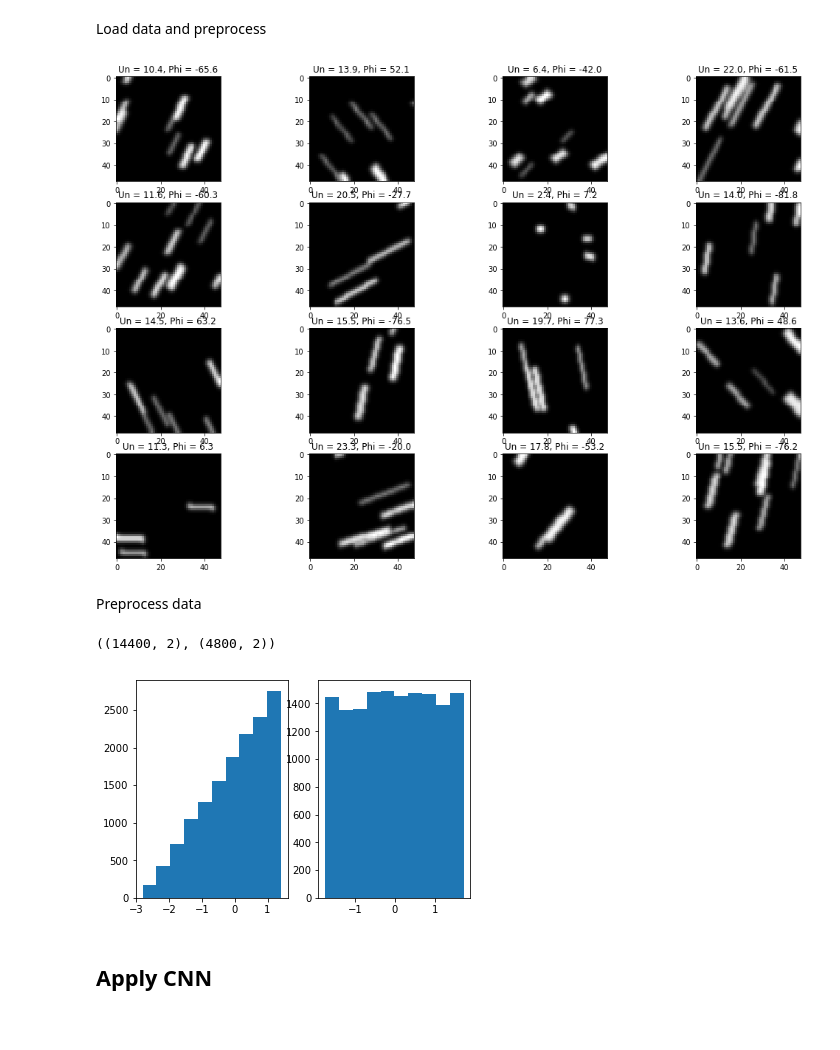
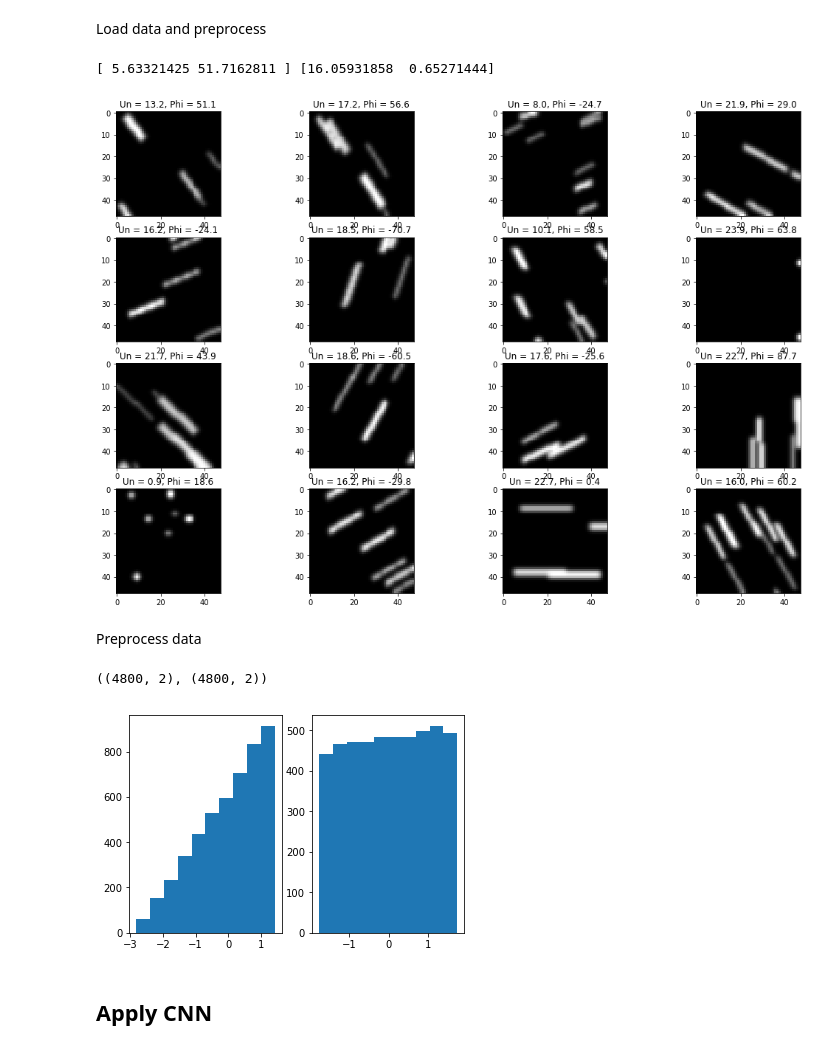
Before and after one commit to agrayver/streakcnn, a Jupyter notebook: test_CNN_pytorch.ipynb, the cells around one changed output. Saved outputs shown, nothing was run; the diff lists cells and outputs as text; code cells hidden in the pictures.

Commit message:
Make  training and testing consistent.

```diff
--- a/test_CNN_pytorch.ipynb
+++ b/test_CNN_pytorch.ipynb
@@ -26,8 +27,10 @@ Load trained networks into pytorch CNN acrhitecture. Note, the architecture that
 # %%
 from CNN_architectures import StreaksCNN
 
+file_net = 'test'
+
 net = StreaksCNN(winSz = 48, filtSz = 5, convPad = 2)
-net.load_state_dict(torch.load('networks/test.pytorch'))
+net.load_state_dict(torch.load('networks/%s.pytorch' % file_net))
 net.to(device)
 net.eval()
 # %% [output]
@@ -51,35 +54,43 @@ StreaksCNN(
 # %% [markdown]
 Load data and preprocess
 # %%
-h5f = h5py.File('data/train_val_sets.h5','r')
+h5f = h5py.File(('networks/%s_data.h5' % file_net), 'r')
 
-testImages = np.array(h5f['images'], dtype = np.float32)
-Un = h5f['Un']
-Phi = h5f['Phi']
+testImages = np.array(h5f['validationImages'], dtype = np.float32)
+testData = np.array(h5f['validationData'], dtype = np.float32)
+scale = np.array(h5f['scale'])
+mean = np.array(h5f['mean'])
 windowSize = h5f['windowSize']
+h5f.close()
 
-testData = np.column_stack((Un, Phi))
+print(scale, mean)
 
 indices = random.randint(0, len(testImages), 16)
 
 fig = plt.figure()
 for i in range(indices.size):
     ax = fig.add_subplot(4, 4, i + 1)
     plt.gray()
     plt.imshow(testImages[indices[i],0,:,:])
     ax.set_title("Un = %.1f, Phi = %.1f" % (testData[indices[i],0], testData[indices[i],1]))
 
 fig.set_size_inches(np.array(fig.get_size_inches()) * 3)
 plt.show()
 # %% [output]
+[ 5.63321425 51.7162811 ] [16.05931858  0.65271444]
-[figure, old version]
+[figure, new version]
 # %% [markdown]
 Preprocess data
 # %%
 testImages /= 255
 
 scaler = StandardScaler()
+scaler.mean_ = mean
+scaler.scale_ = scale
+
 testData = scaler.transform(testData)
+#testData[:,0] = (testData[:,0] - mean[0])/scale[0]
+#testData[:,1] = (testData[:,1] - mean[1])/scale[1]
 
 print((testData.shape, testData.shape))
 
@@ -89,8 +100,8 @@ plt.hist(testData[:,0]);
 ax = fig.add_subplot(1,2,2)
 plt.hist(testData[:,1]);
 # %% [output]
-((14400, 2), (4800, 2))
+((4800, 2), (4800, 2))
-[figure, old version]
+[figure, new version]
 # %% [markdown]
 ## Apply CNN
 # %% [markdown]
```
Also changed, not shown: parts of 2 cells of this notebook, 1 other file.
